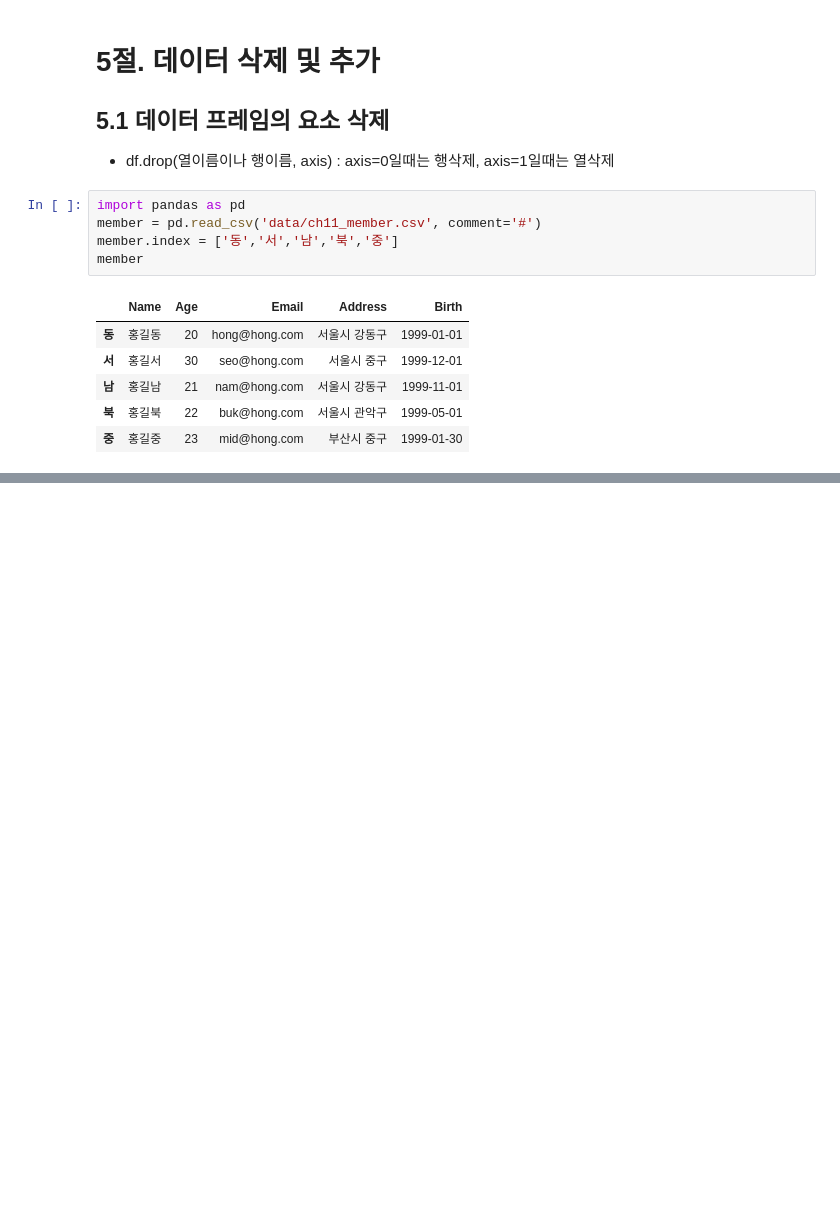
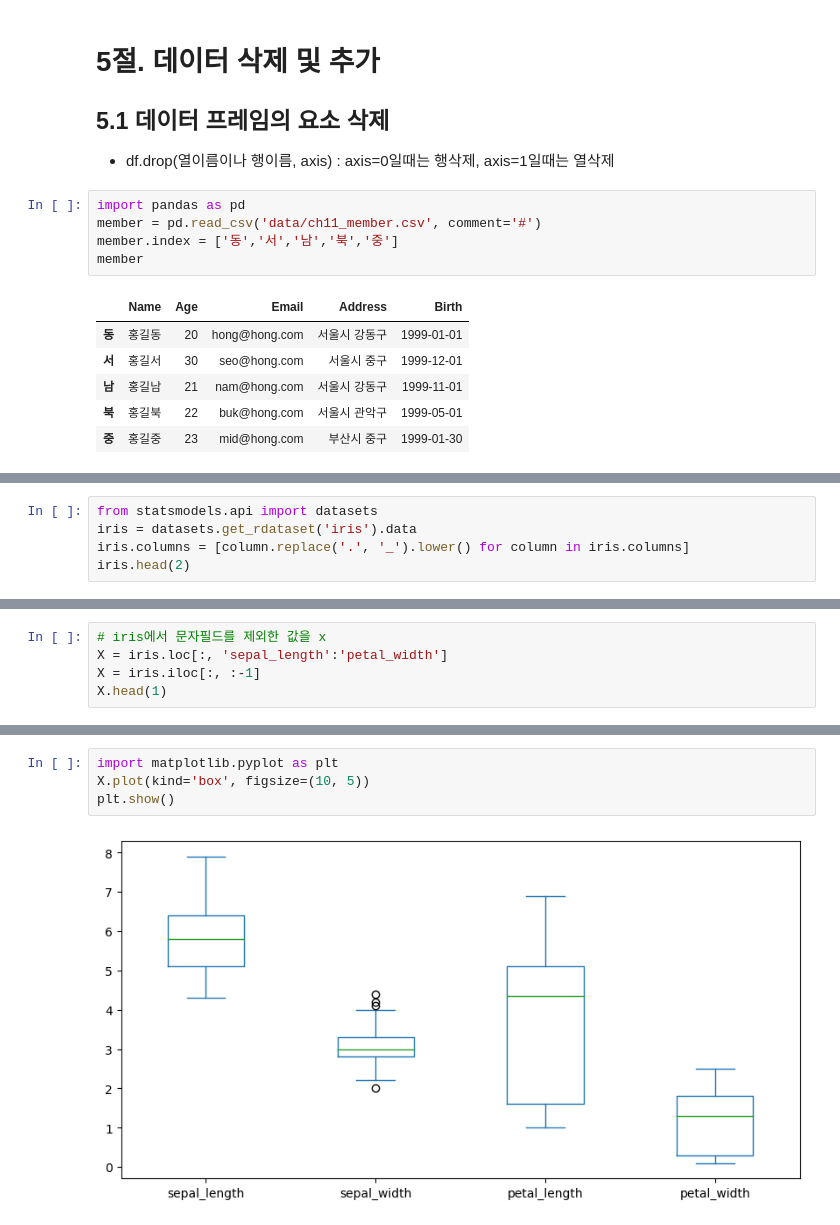
Before and after one commit to congcongee/ai, a Jupyter notebook: source/01_python/ch11_데이터프레임과시리즈(Pandas)_1절~8절.ipynb, the cells around one changed output, grey strips where cells are left out. Drawn from its saved outputs; the diff is of its cells as text; blank space fills up the shorter version.

```diff
--- a/source/01_python/ch11_데이터프레임과시리즈(Pandas)_1절~8절.ipynb
+++ b/source/01_python/ch11_데이터프레임과시리즈(Pandas)_1절~8절.ipynb
@@ -1371,0 +1759,5 @@ member
+# %%
+from statsmodels.api import datasets
+iris = datasets.get_rdataset('iris').data
+iris.columns = [column.replace('.', '_').lower() for column in iris.columns]
+iris.head(2)
@@ -1371,0 +1805,5 @@ member
+# %%
+# iris에서 문자필드를 제외한 값을 x
+X = iris.loc[:, 'sepal_length':'petal_width']
+X = iris.iloc[:, :-1]
+X.head(1)
@@ -1371,0 +1914,6 @@ member
+# %%
+import matplotlib.pyplot as plt
+X.plot(kind='box', figsize=(10, 5))
+plt.show()
+# %% [output]
+[figure, added]
```
Also changed, not shown: parts of 80 cells of this notebook, 1 other file.
